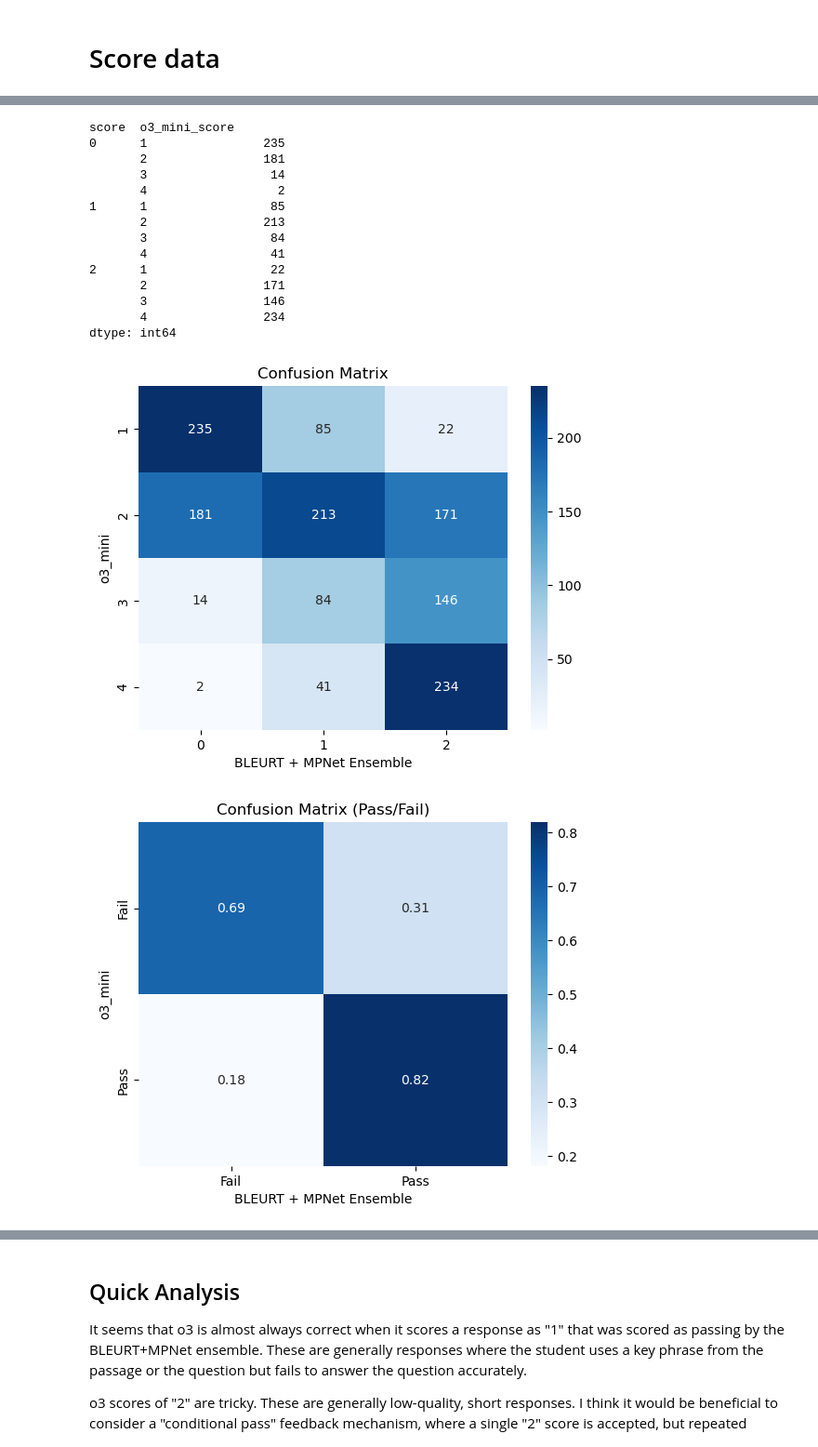
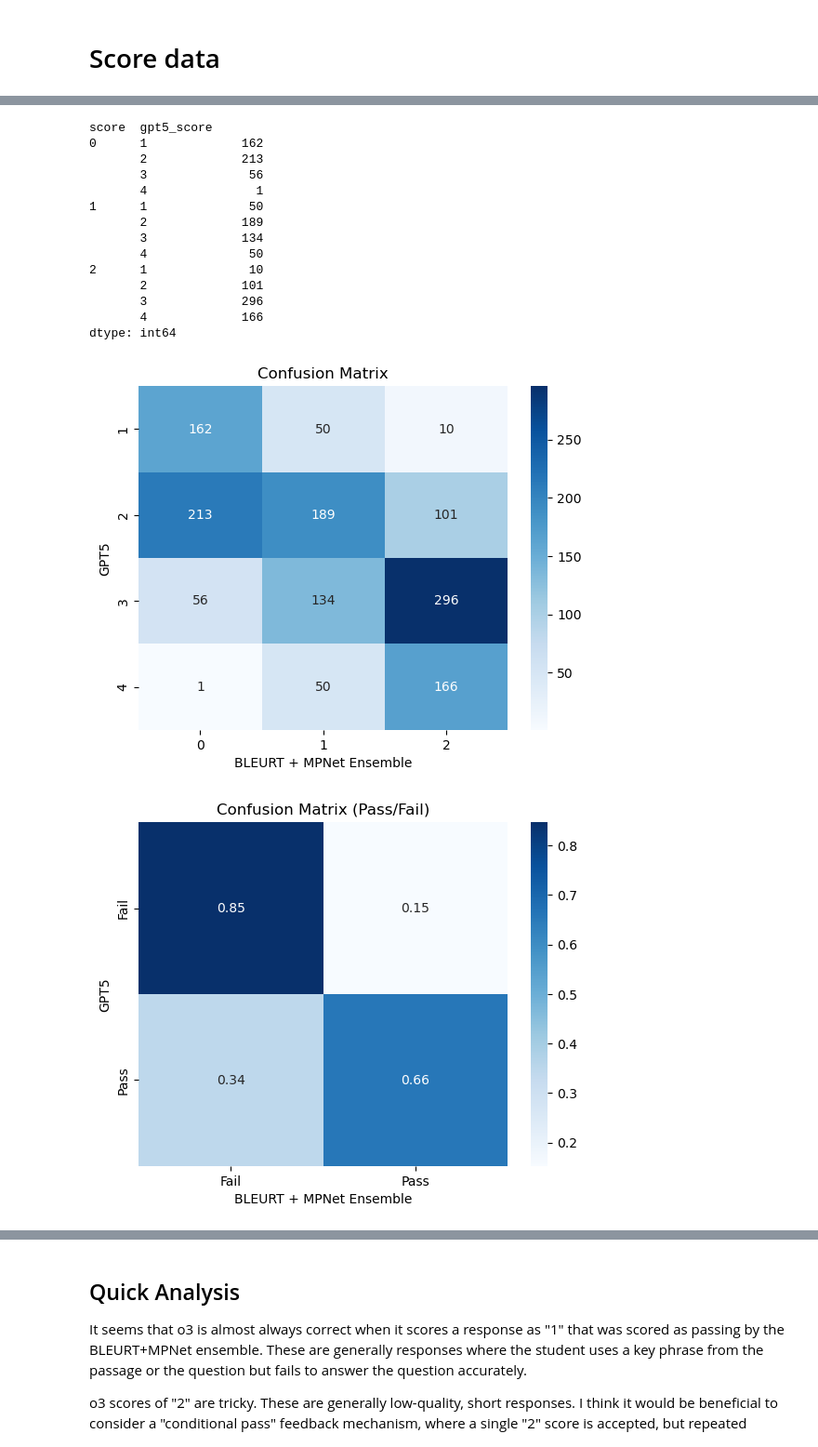
Before and after one commit to learlab/textbook-question-generation, a Jupyter notebook: src/modernbert-on-four-point-scale/2-pseudo-label-cri-data.ipynb, the cells around one changed output, grey strips where cells are left out. Shown at 93% size. Drawn from its saved outputs; the diff is of its cells as text; code cells hidden in the pictures.

```diff
--- a/src/modernbert-on-four-point-scale/2-pseudo-label-cri-data.ipynb
+++ b/src/modernbert-on-four-point-scale/2-pseudo-label-cri-data.ipynb
@@ -160,8 +133,0 @@ for row in tqdm(df.itertuples(), total=len(df)):
-# %%
-scores = [
-    json.loads(response.choices[0].message.content)["score"] for response in responses
-]
-
-df["o3_mini_score"] = scores
-
-df.sample(3)
@@ -172,0 +245,4 @@ df.sample(3)
+# %%
+file_response = client.files.content("file-Y9BtyJqgUMsJgppxAnd8mk")
+results = pd.read_json(io.StringIO(file_response.text), lines=True)
+results
@@ -172,0 +263,7 @@ df.sample(3)
+# %%
+responses = results.apply(
+    lambda x: x["response"]["body"]["choices"][0]["message"]["content"], axis=1
+)
+
+scores = [json.loads(resp)["score"] for resp in responses]
+print(scores[0])
@@ -172,0 +272,5 @@ df.sample(3)
+# %%
+df["gpt5_score"] = scores
+
+display(df.sample(3))
+df["gpt5_score"].value_counts()
@@ -181,23 +296,23 @@ df.to_csv("../../data/itell-question-data-w-o3-scores.csv", index=False)
 # %%
-df.groupby(["score", "o3_mini_score"]).size()
+df.groupby(["score", "gpt5_score"]).size()
 # %% [output]
-score  o3_mini_score
-0      1                235
-       2                181
-       3                 14
-       4                  2
-1      1                 85
-       2                213
-       3                 84
-       4                 41
-2      1                 22
-       2                171
-       3                146
-       4                234
+score  gpt5_score
+0      1             162
+       2             213
+       3              56
+       4               1
+1      1              50
+       2             189
+       3             134
+       4              50
+2      1              10
+       2             101
+       3             296
+       4             166
 dtype: int64
 # %%
 crosstab = pd.crosstab(
-    df["o3_mini_score"],
+    df["gpt5_score"],
     df["score"],
 )
 
@@ -209,32 +324,32 @@ sns.heatmap(
     xticklabels=["0", "1", "2"],
     yticklabels=["1", "2", "3", "4"],
 )
-plt.ylabel("o3_mini")
+plt.ylabel("GPT5")
 plt.xlabel("BLEURT + MPNet Ensemble")
 plt.title("Confusion Matrix")
 plt.show()
 # %% [output]
-[figure, old version]
+[figure, new version]
 # %%
 crosstab = pd.crosstab(
-    df["o3_mini_score"] > 1,
-    df["score"] > 0,
+    df["gpt5_score"] > 2,
+    df["score"] > 1,
     normalize="index",
 )
 
 sns.heatmap(
     crosstab,
     annot=True,
     fmt=".2f",
     cmap="Blues",
     xticklabels=["Fail", "Pass"],
     yticklabels=["Fail", "Pass"],
 )
 
 plt.xlabel("BLEURT + MPNet Ensemble")
-plt.ylabel("o3_mini")
+plt.ylabel("GPT5")
 plt.title("Confusion Matrix (Pass/Fail)")
 plt.show()
 # %% [output]
-[figure, old version]
+[figure, new version]
 # %%
```
Also changed, not shown: parts of 16 cells of this notebook, 36 other files.
